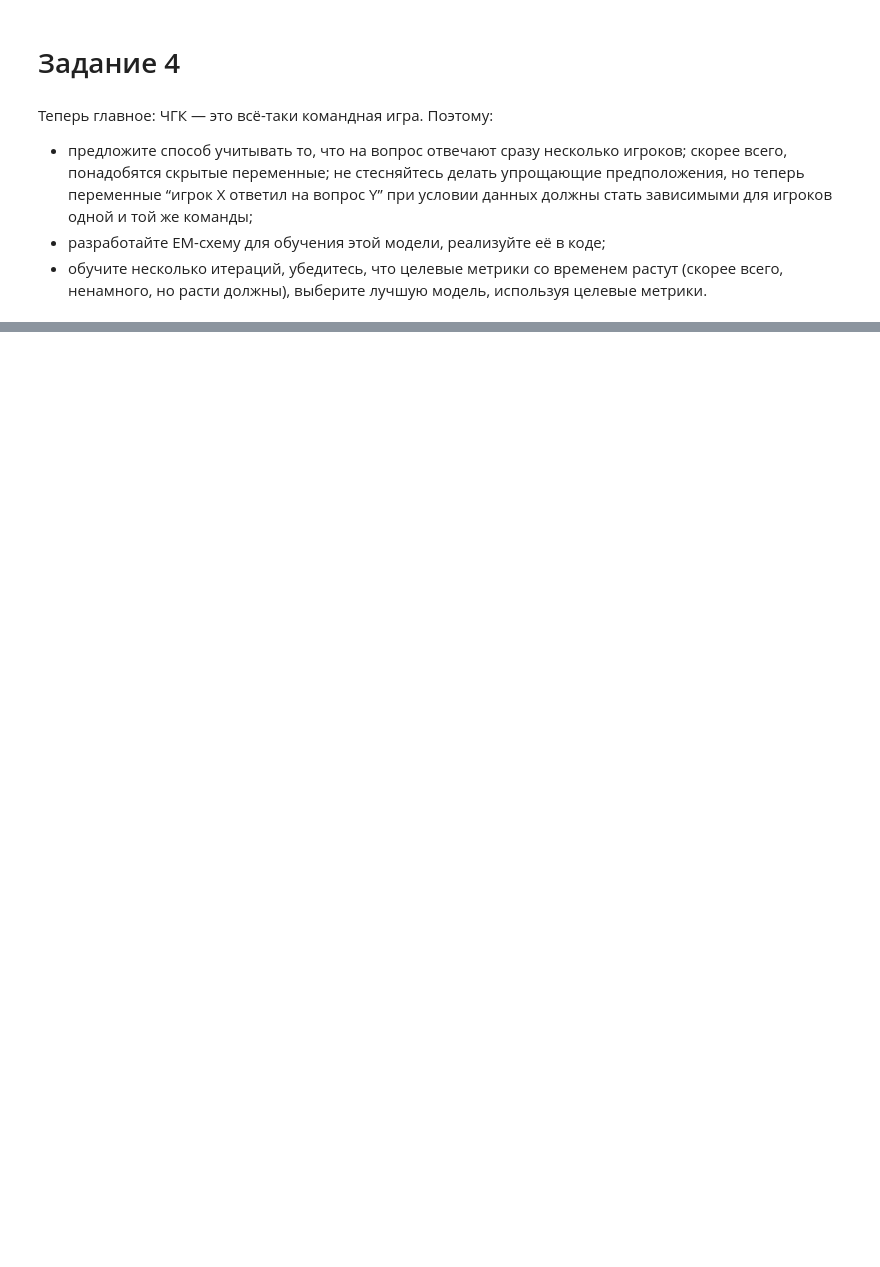
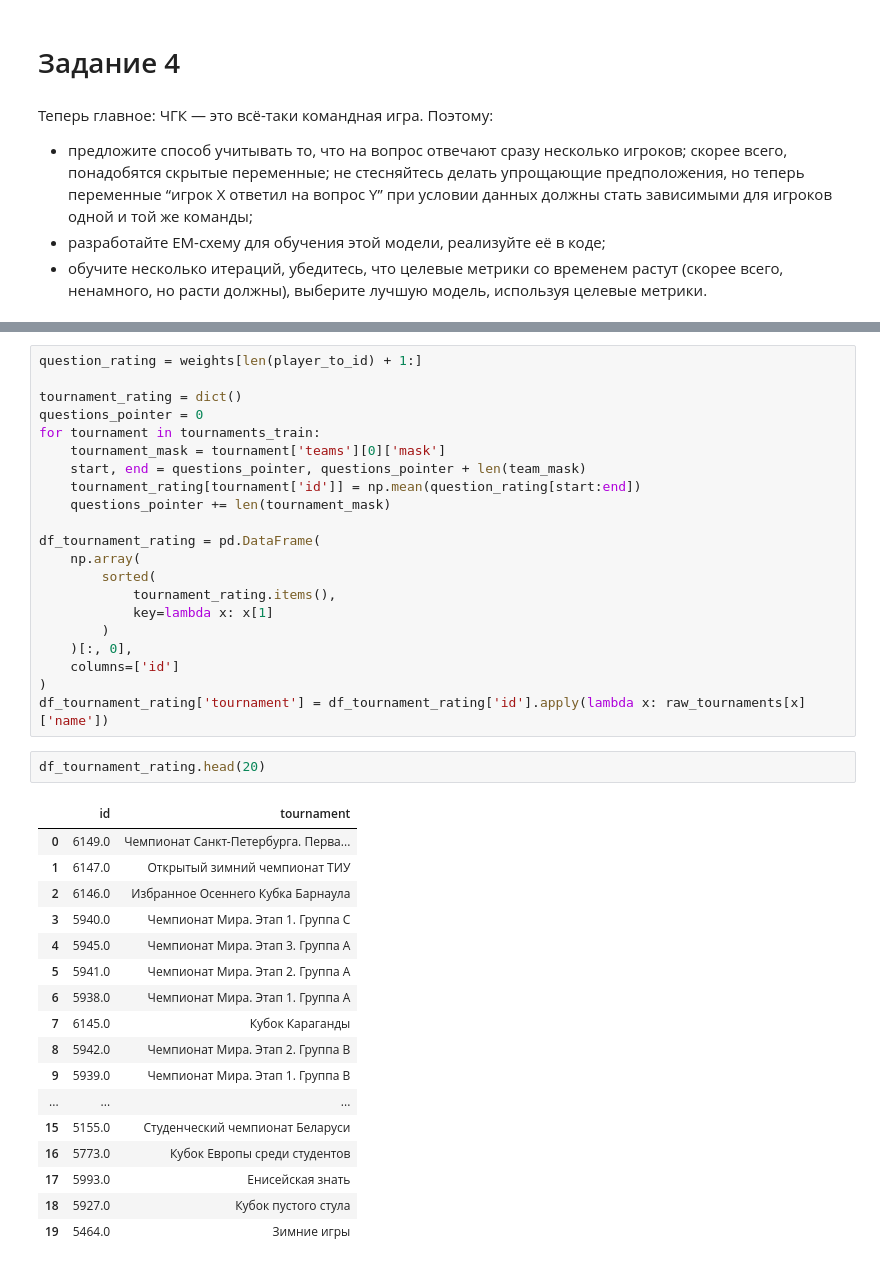
Before and after one commit to dkulemin/MADE_adv_ml, a Jupyter notebook: HW_2/homework_2.ipynb, the cells around one changed output, grey strips where cells are left out. Cells and saved outputs as stored; diff of their text form; blank space fills up the shorter version.

```diff
--- a/HW_2/homework_2.ipynb
+++ b/HW_2/homework_2.ipynb
@@ -358,0 +501,41 @@ print(f'Корреляция Кендалла: {np.mean(kendall_corrs):.4f}')
+# %%
+question_rating = weights[len(player_to_id) + 1:]
+
+tournament_rating = dict()
+questions_pointer = 0
+for tournament in tournaments_train:
+    tournament_mask = tournament['teams'][0]['mask']
+    start, end = questions_pointer, questions_pointer + len(team_mask)
+    tournament_rating[tournament['id']] = np.mean(question_rating[start:end])
+    questions_pointer += len(tournament_mask)
+
+df_tournament_rating = pd.DataFrame(
+    np.array(
+        sorted(
+            tournament_rating.items(),
+            key=lambda x: x[1]
+        )
+    )[:, 0],
+    columns=['id']
+)
+df_tournament_rating['tournament'] = df_tournament_rating['id'].apply(lambda x: raw_tournaments[x]['name'])
+# %%
+df_tournament_rating.head(20)
+# %% [output]
+|  | id | tournament |
+| 0 | 6149.0 | Чемпионат Санкт-Петербурга. Перва... |
+| 1 | 6147.0 | Открытый зимний чемпионат ТИУ |
+| 2 | 6146.0 | Избранное Осеннего Кубка Барнаула |
+| 3 | 5940.0 | Чемпионат Мира. Этап 1. Группа С |
+| 4 | 5945.0 | Чемпионат Мира. Этап 3. Группа А |
+| 5 | 5941.0 | Чемпионат Мира. Этап 2. Группа А |
+| 6 | 5938.0 | Чемпионат Мира. Этап 1. Группа А |
+| 7 | 6145.0 | Кубок Караганды |
+| 8 | 5942.0 | Чемпионат Мира. Этап 2. Группа В |
+| 9 | 5939.0 | Чемпионат Мира. Этап 1. Группа В |
+| ... | ... | ... |
+| 15 | 5155.0 | Студенческий чемпионат Беларуси |
+| 16 | 5773.0 | Кубок Европы среди студентов |
+| 17 | 5993.0 | Енисейская знать |
+| 18 | 5927.0 | Кубок пустого стула |
+| 19 | 5464.0 | Зимние игры |
```
Also changed, not shown: parts of 33 cells of this notebook.
